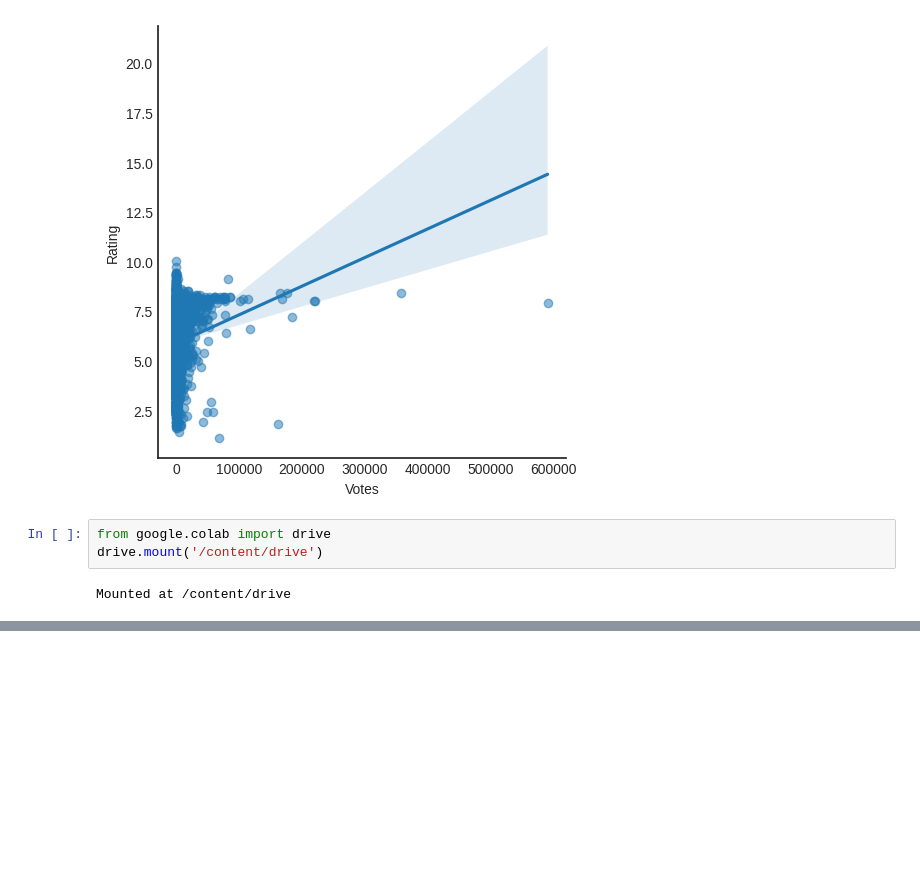
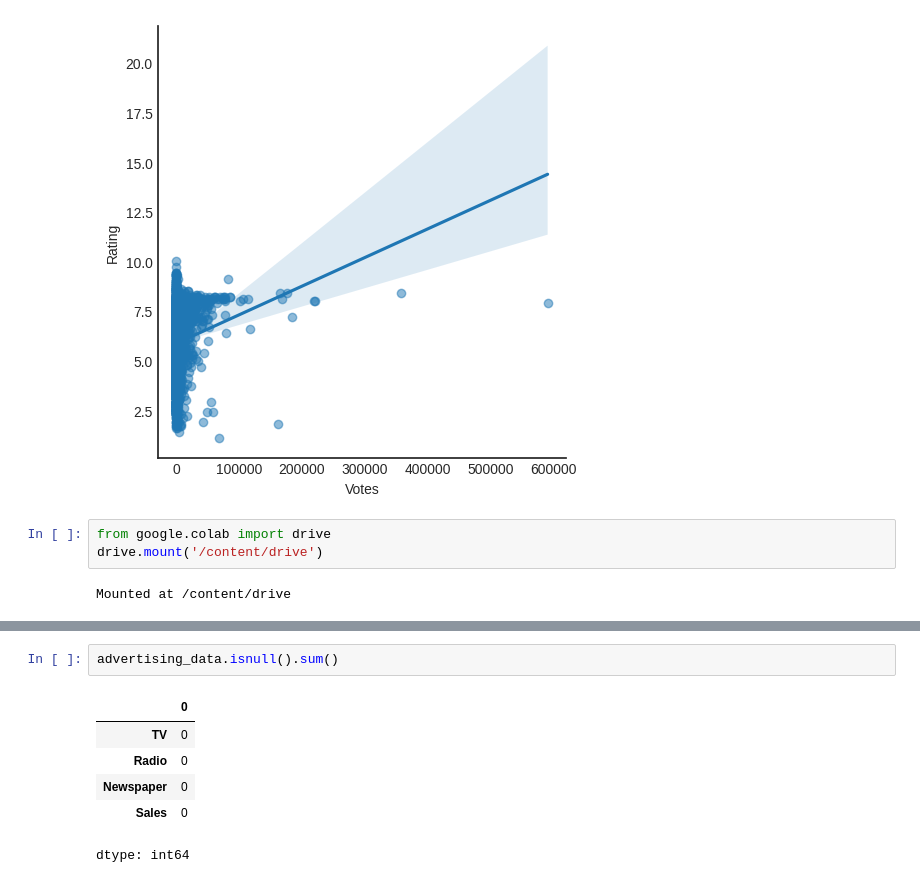
Before and after one commit to atchutannavivekkumar/codsoft-dataanalytics, a Jupyter notebook: codsoft.ipynb, the cells around one changed output, grey strips where cells are left out. Cells and saved outputs as stored; diff of their text form; blank space fills up the shorter version.

```diff
--- a/codsoft.ipynb
+++ b/codsoft.ipynb
@@ -329,0 +364,9 @@ Mounted at /content/drive
+# %%
+advertising_data.isnull().sum()
+# %% [output]
+|  | 0 |
+| TV | 0 |
+| Radio | 0 |
+| Newspaper | 0 |
+| Sales | 0 |
+dtype: int64
```
Also changed, not shown: parts of 13 cells of this notebook.
